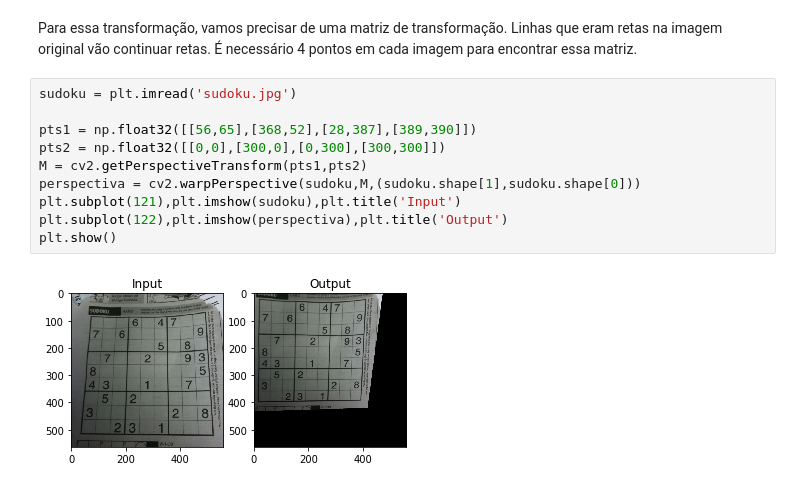
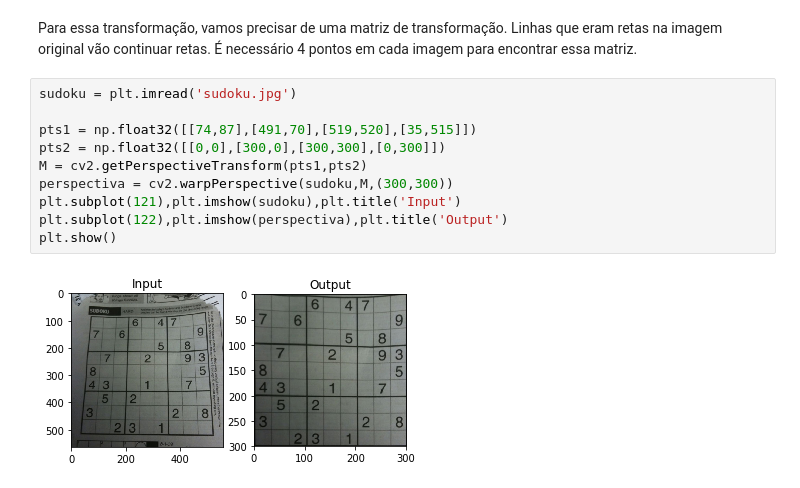
Before and after one commit to wlcosta/es235_pi, a Jupyter notebook: 10_transformacoes/Transformações na imagem.ipynb, the cells around one changed output. Drawn from its saved outputs; the diff is of its cells as text.

```diff
--- a/10_transformacoes/Transformações na imagem.ipynb
+++ b/10_transformacoes/Transformações na imagem.ipynb
@@ -113,12 +113,12 @@ Para essa transformação, vamos precisar de uma matriz de transformação. Linh
 # %%
 sudoku = plt.imread('sudoku.jpg')
 
-pts1 = np.float32([[56,65],[368,52],[28,387],[389,390]])
-pts2 = np.float32([[0,0],[300,0],[0,300],[300,300]])
+pts1 = np.float32([[74,87],[491,70],[519,520],[35,515]])
+pts2 = np.float32([[0,0],[300,0],[300,300],[0,300]])
 M = cv2.getPerspectiveTransform(pts1,pts2)
-perspectiva = cv2.warpPerspective(sudoku,M,(sudoku.shape[1],sudoku.shape[0]))
+perspectiva = cv2.warpPerspective(sudoku,M,(300,300))
 plt.subplot(121),plt.imshow(sudoku),plt.title('Input')
 plt.subplot(122),plt.imshow(perspectiva),plt.title('Output')
 plt.show()
 # %% [output]
-[figure, old version]
+[figure, new version]
```
Also changed, not shown: 1 other file.
